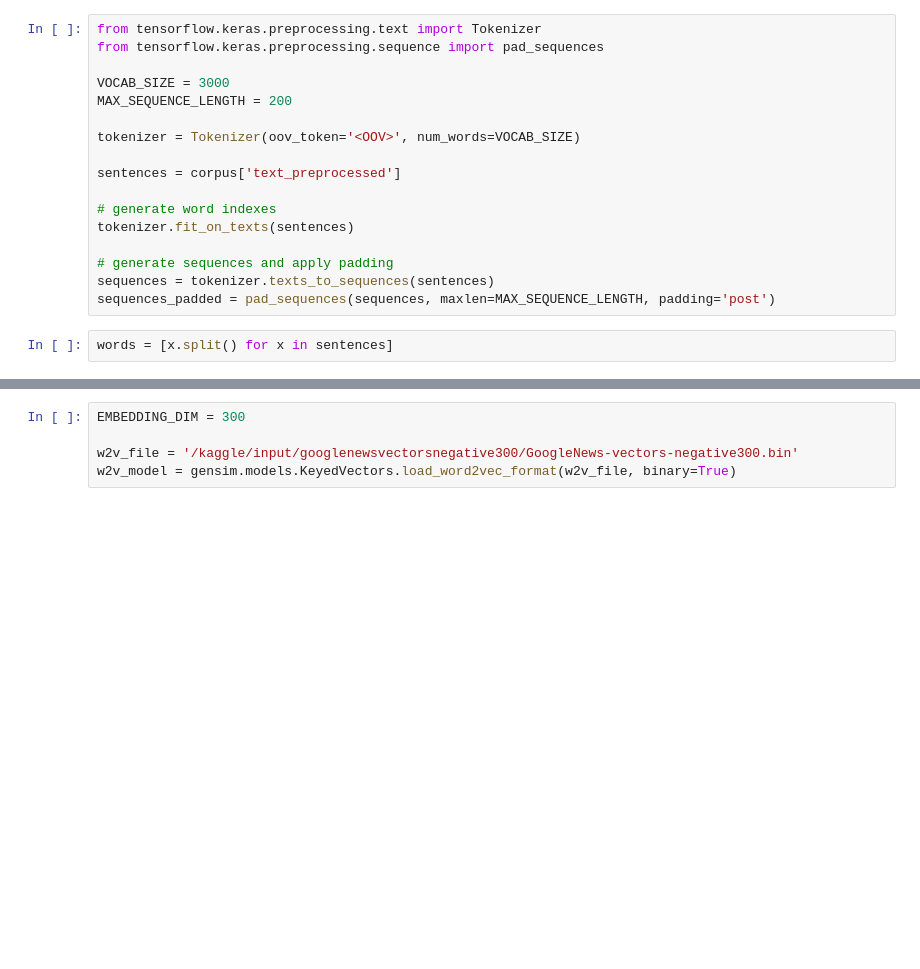
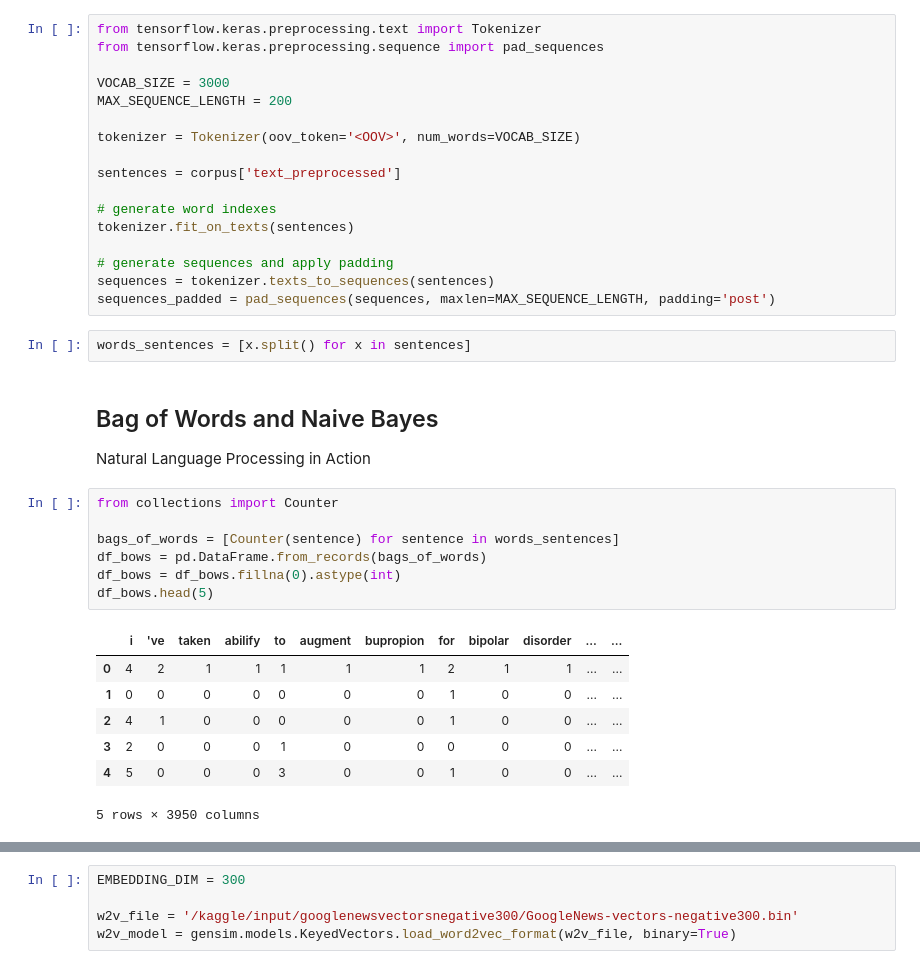
Before and after one commit to sepidehparhami/abilify-ratings, a Jupyter notebook: abilify-ratings.ipynb, the cells around one changed output, grey strips where cells are left out. Saved outputs shown, nothing was run; the diff lists cells and outputs as text; blank space fills up the shorter version.

```diff
--- a/abilify-ratings.ipynb
+++ b/abilify-ratings.ipynb
@@ -118,4 +124,22 @@ tokenizer.fit_on_texts(sentences)
 sequences = tokenizer.texts_to_sequences(sentences)
 sequences_padded = pad_sequences(sequences, maxlen=MAX_SEQUENCE_LENGTH, padding='post')
 # %%
-words = [x.split() for x in sentences]
+words_sentences = [x.split() for x in sentences]
+# %% [markdown]
+## Bag of Words and Naive Bayes
+Natural Language Processing in Action
+# %%
+from collections import Counter
+
+bags_of_words = [Counter(sentence) for sentence in words_sentences]
+df_bows = pd.DataFrame.from_records(bags_of_words)
+df_bows = df_bows.fillna(0).astype(int)
+df_bows.head(5)
+# %% [output]
+|  | i | 've | taken | abilify | to | augment | bupropion | for | bipolar | disorder | ... | ... |
+| 0 | 4 | 2 | 1 | 1 | 1 | 1 | 1 | 2 | 1 | 1 | ... | ... |
+| 1 | 0 | 0 | 0 | 0 | 0 | 0 | 0 | 1 | 0 | 0 | ... | ... |
+| 2 | 4 | 1 | 0 | 0 | 0 | 0 | 0 | 1 | 0 | 0 | ... | ... |
+| 3 | 2 | 0 | 0 | 0 | 1 | 0 | 0 | 0 | 0 | 0 | ... | ... |
+| 4 | 5 | 0 | 0 | 0 | 3 | 0 | 0 | 1 | 0 | 0 | ... | ... |
+5 rows × 3950 columns
```
Also changed, not shown: parts of 15 cells of this notebook.
